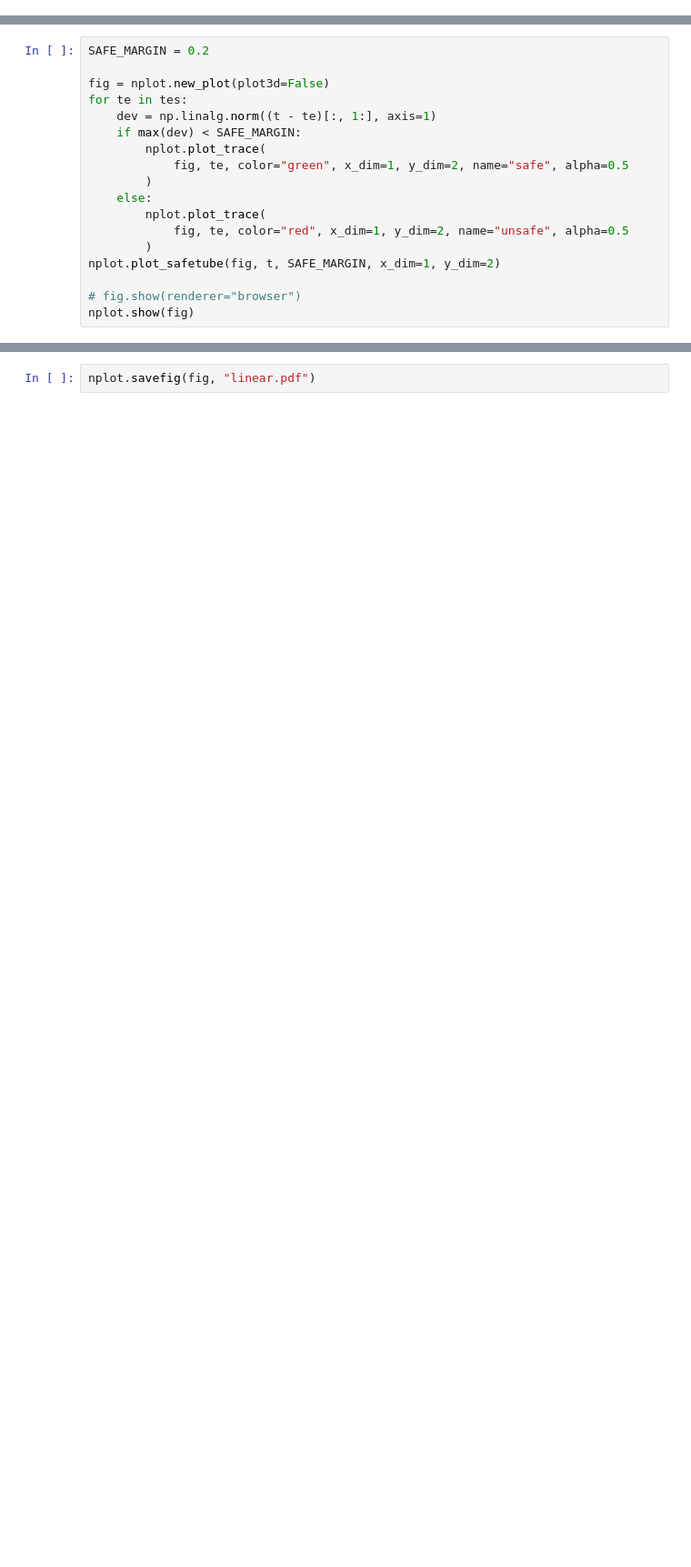
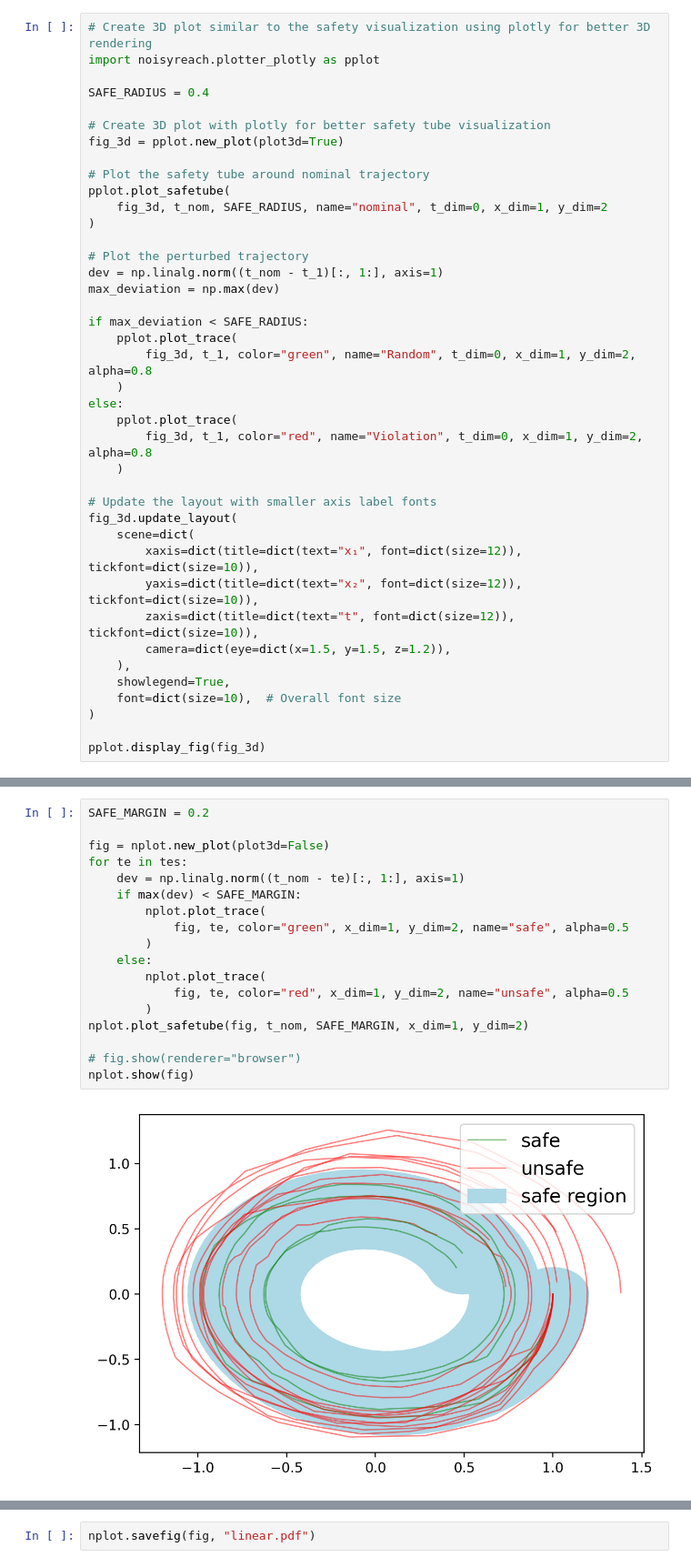
Before and after one commit to shengjiex98/noisyreach, a Jupyter notebook: demo/linear/linear.ipynb, the cells around one changed output, grey strips where cells are left out. Shown at 91% size. Drawn from its saved outputs; the diff is of its cells as text; blank space fills up the shorter version.

Commit message:
WIP python plotting pain

```diff
--- a/demo/linear/linear.ipynb
+++ b/demo/linear/linear.ipynb
@@ -38,0 +41,40 @@ array([[ 0.     ,  1.     ,  0.     ],
+# %%
+# Create 3D plot similar to the safety visualization using plotly for better 3D rendering
+import noisyreach.plotter_plotly as pplot
+
+SAFE_RADIUS = 0.4
+
+# Create 3D plot with plotly for better safety tube visualization
+fig_3d = pplot.new_plot(plot3d=True)
+
+# Plot the safety tube around nominal trajectory
+pplot.plot_safetube(
+    fig_3d, t_nom, SAFE_RADIUS, name="nominal", t_dim=0, x_dim=1, y_dim=2
+)
+
+# Plot the perturbed trajectory
+dev = np.linalg.norm((t_nom - t_1)[:, 1:], axis=1)
+max_deviation = np.max(dev)
+
+if max_deviation < SAFE_RADIUS:
+    pplot.plot_trace(
+        fig_3d, t_1, color="green", name="Random", t_dim=0, x_dim=1, y_dim=2, alpha=0.8
+    )
+else:
+    pplot.plot_trace(
+        fig_3d, t_1, color="red", name="Violation", t_dim=0, x_dim=1, y_dim=2, alpha=0.8
+    )
+
+# Update the layout with smaller axis label fonts
+fig_3d.update_layout(
+    scene=dict(
+        xaxis=dict(title=dict(text="x₁", font=dict(size=12)), tickfont=dict(size=10)),
+        yaxis=dict(title=dict(text="x₂", font=dict(size=12)), tickfont=dict(size=10)),
+        zaxis=dict(title=dict(text="t", font=dict(size=12)), tickfont=dict(size=10)),
+        camera=dict(eye=dict(x=1.5, y=1.5, z=1.2)),
+    ),
+    showlegend=True,
+    font=dict(size=10),  # Overall font size
+)
+
+pplot.display_fig(fig_3d)
@@ -68,21 +250,23 @@ array([[ 0.     ,  1.     ,  0.     ],
 # %%
 SAFE_MARGIN = 0.2
 
 fig = nplot.new_plot(plot3d=False)
 for te in tes:
-    dev = np.linalg.norm((t - te)[:, 1:], axis=1)
+    dev = np.linalg.norm((t_nom - te)[:, 1:], axis=1)
     if max(dev) < SAFE_MARGIN:
         nplot.plot_trace(
             fig, te, color="green", x_dim=1, y_dim=2, name="safe", alpha=0.5
         )
     else:
         nplot.plot_trace(
             fig, te, color="red", x_dim=1, y_dim=2, name="unsafe", alpha=0.5
         )
-nplot.plot_safetube(fig, t, SAFE_MARGIN, x_dim=1, y_dim=2)
+nplot.plot_safetube(fig, t_nom, SAFE_MARGIN, x_dim=1, y_dim=2)
 
 # fig.show(renderer="browser")
 nplot.show(fig)
+# %% [output]
+[figure, added]
 # %%
 r = 0.4
 a, b, c = -0.4, 1.0, -0.3
```
Also changed, not shown: parts of 4 cells of this notebook.
